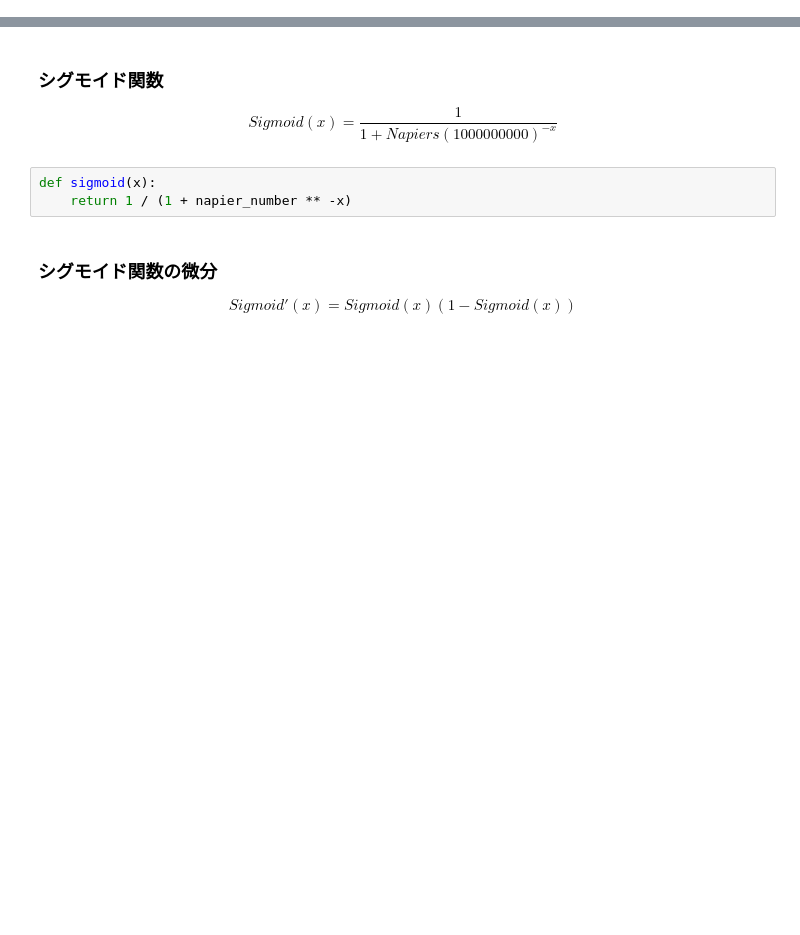
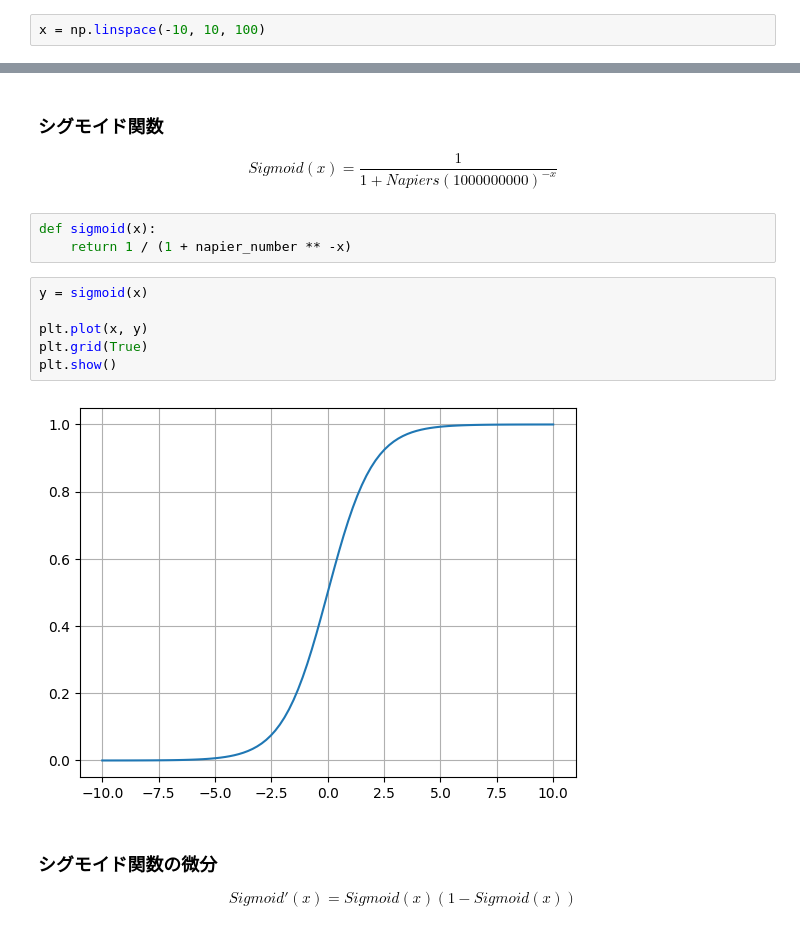
Before and after one commit to yamajunn/AI_Implementation, a Jupyter notebook: neural_networks_video.ipynb, the cells around one changed output, grey strips where cells are left out. Drawn from its saved outputs; the diff is of its cells as text; blank space fills up the shorter version.

```diff
--- a/neural_networks_video.ipynb
+++ b/neural_networks_video.ipynb
@@ -5,3 +8,5 @@ import random
+# %%
+x = np.linspace(-10, 10, 100)
 # %% [markdown]
 ### ネイピア数
 $$e = (1+1/1000000000)^{1000000000}$$
@@ -15,6 +20,14 @@ $$Sigmoid(x)=\frac{1}{1+Napiers(1000000000)^{-x}}$$
 # %%
 def sigmoid(x):
     return 1 / (1 + napier_number ** -x)
+# %%
+y = sigmoid(x)
+
+plt.plot(x, y)
+plt.grid(True)
+plt.show()
+# %% [output]
+[figure, added]
 # %% [markdown]
 ### シグモイド関数の微分
 $$Sigmoid'(x)=Sigmoid(x)(1 - Sigmoid(x))$$
```
Also changed, not shown: parts of 8 cells of this notebook.
